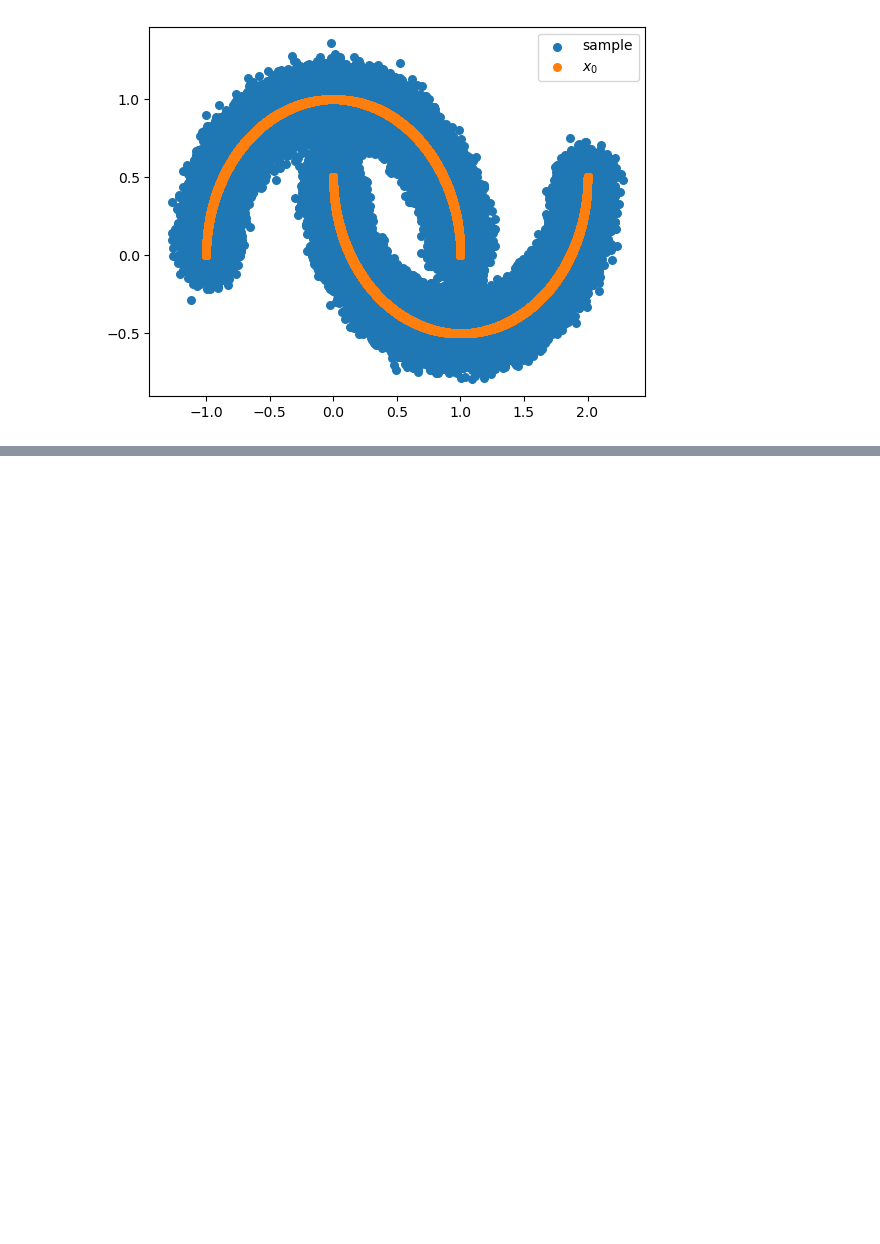
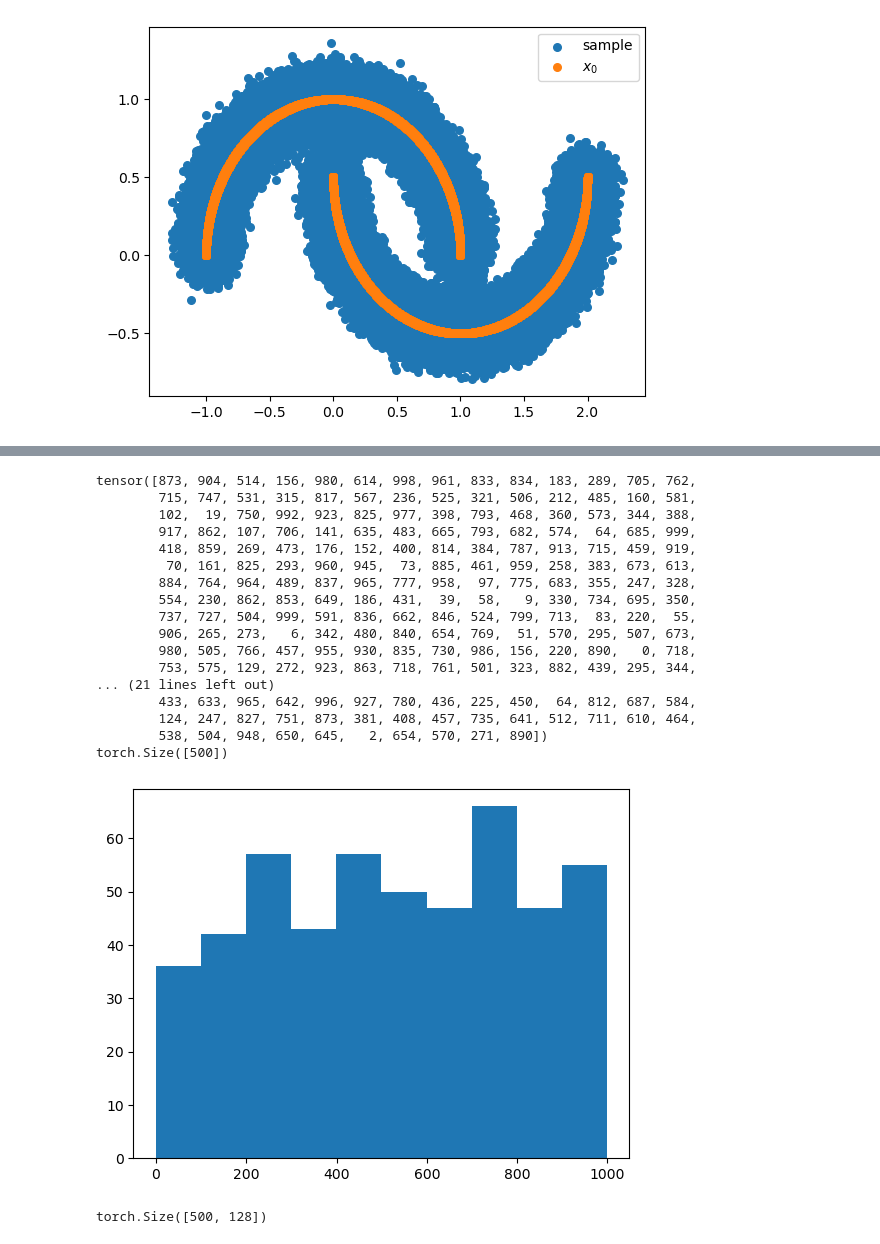
Before and after one commit to AliAlkadhim/diffusionsimple, a Jupyter notebook: simple_diffusion.ipynb, the cells around one changed output, grey strips where cells are left out. Cells and saved outputs as stored; diff of their text form; code cells hidden in the pictures; blank space fills up the shorter version.

```diff
--- a/simple_diffusion.ipynb
+++ b/simple_diffusion.ipynb
@@ -314,0 +325,3 @@ plt.legend();
+# %%
+flat_x0 = torch.randn(500,3)
+flat_x0
@@ -314,0 +336,32 @@ plt.legend();
+# %%
+T=1000
+t = torch.randint(low=0, high=T, size=(flat_x0.shape[0],))
+print(t)
+print(t.shape)
+plt.hist(t)
+plt.show()
+# %% [output]
+tensor([873, 904, 514, 156, 980, 614, 998, 961, 833, 834, 183, 289, 705, 762,
+        715, 747, 531, 315, 817, 567, 236, 525, 321, 506, 212, 485, 160, 581,
+        102,  19, 750, 992, 923, 825, 977, 398, 793, 468, 360, 573, 344, 388,
+        917, 862, 107, 706, 141, 635, 483, 665, 793, 682, 574,  64, 685, 999,
+        418, 859, 269, 473, 176, 152, 400, 814, 384, 787, 913, 715, 459, 919,
+         70, 161, 825, 293, 960, 945,  73, 885, 461, 959, 258, 383, 673, 613,
+        884, 764, 964, 489, 837, 965, 777, 958,  97, 775, 683, 355, 247, 328,
+        554, 230, 862, 853, 649, 186, 431,  39,  58,   9, 330, 734, 695, 350,
+        737, 727, 504, 999, 591, 836, 662, 846, 524, 799, 713,  83, 220,  55,
+        906, 265, 273,   6, 342, 480, 840, 654, 769,  51, 570, 295, 507, 673,
+        980, 505, 766, 457, 955, 930, 835, 730, 986, 156, 220, 890,   0, 718,
+        753, 575, 129, 272, 923, 863, 718, 761, 501, 323, 882, 439, 295, 344,
+... (21 lines left out)
+        433, 633, 965, 642, 996, 927, 780, 436, 225, 450,  64, 812, 687, 584,
+        124, 247, 827, 751, 873, 381, 408, 457, 735, 641, 512, 711, 610, 464,
+        538, 504, 948, 650, 645,   2, 654, 570, 271, 890])
+torch.Size([500])
+[figure, added]
+# %%
+time_embedding_dim=128
+t_embedding = sinusoidal_embedding(t, time_embedding_dim)
+print(t_embedding.shape)
+# %% [output]
+torch.Size([500, 128])
```
Also changed, not shown: parts of 19 cells of this notebook, 7 other files.
